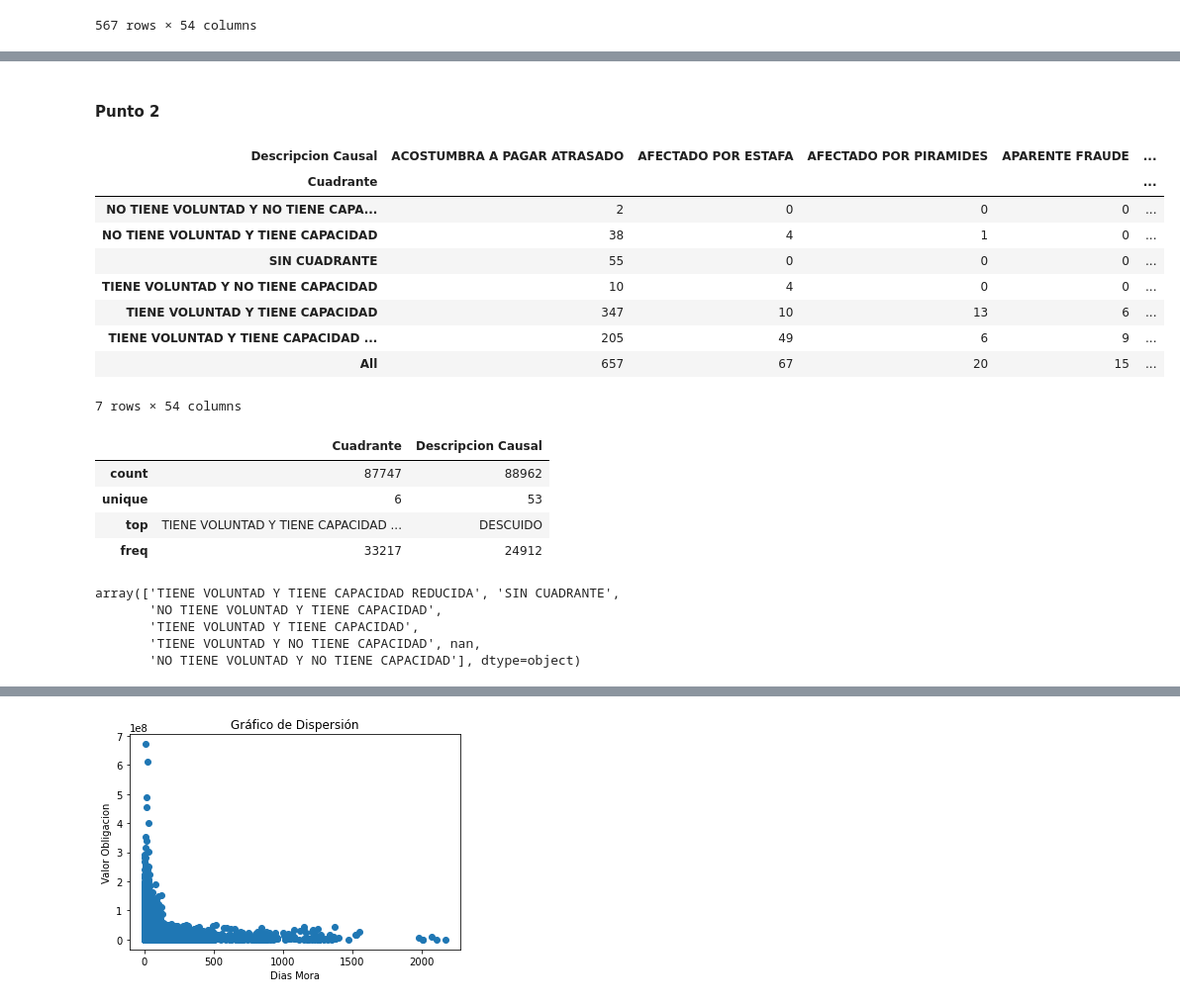
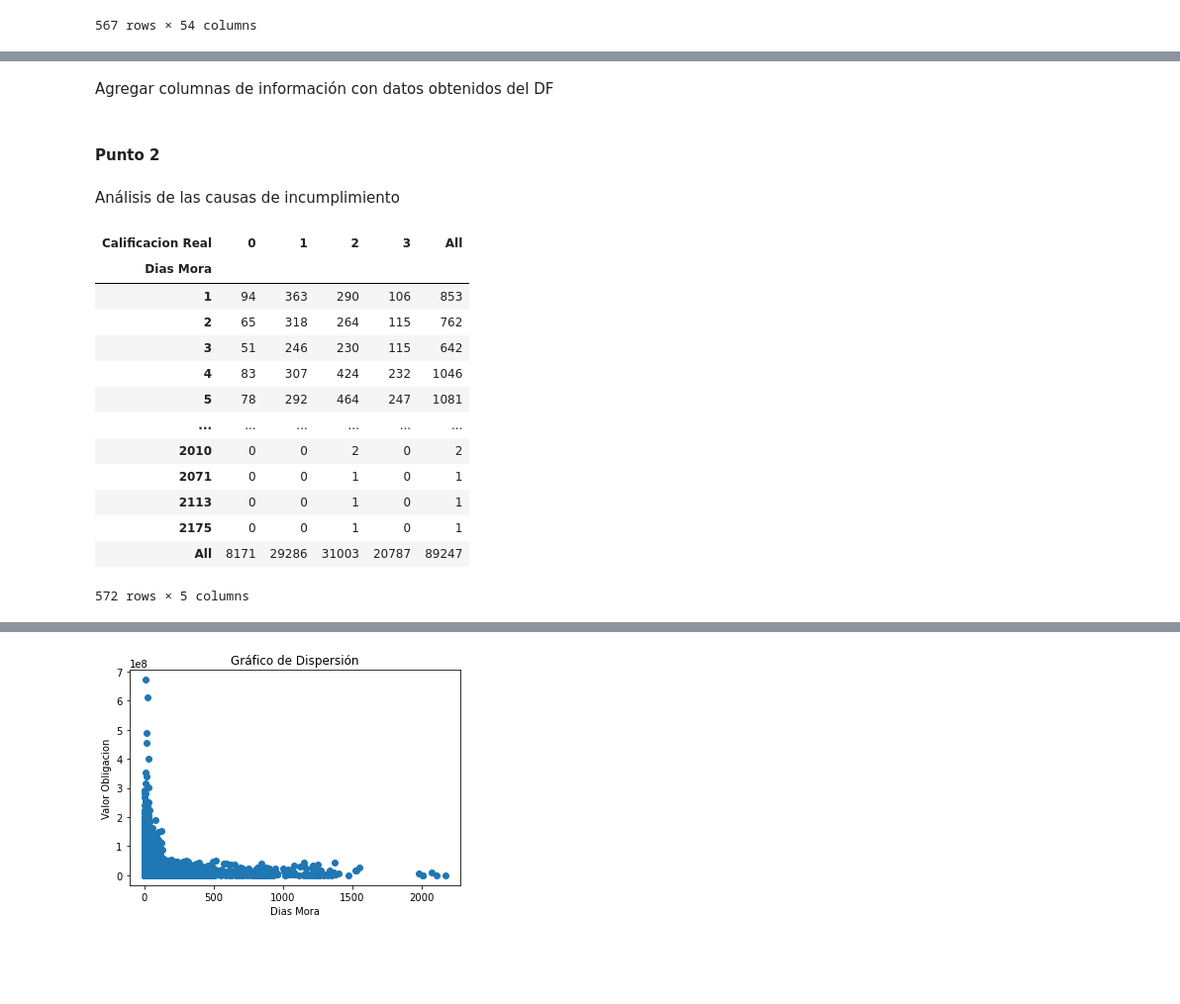
Before and after one commit to lucianarpo14/proyectoEAFIT, a Jupyter notebook: Proyecto1.ipynb, the cells around one changed output, grey strips where cells are left out. Shown at 99% size. Cells and saved outputs as stored; diff of their text form; code cells hidden in the pictures; blank space fills up the shorter version.

```diff
--- a/Proyecto1.ipynb
+++ b/Proyecto1.ipynb
@@ -287,8 +371,8 @@ Name: Profesion, dtype: int64
 # %%
-def cond_profesion(profesion):
-    if pd.isna(profesion):
+def ocupacion_nulos(ocupacion): #Relacionamos variable profesion con ocupación para suplir nulos
+    if pd.isna(ocupacion):   #Reemplzar los nulos de ocupación con "SIN OFICIO"
         return 'SIN OFICIO'
     else:
-        return profesion
+        return ocupacion
 
-data['Ocupacion'] = data['Profesion'].apply(cond_profesion)
+data_real['Ocupacion'] = data_real['Ocupacion'].apply(ocupacion_nulos)
@@ -294,0 +419,8 @@ data['Ocupacion'] = data['Profesion'].apply(cond_profesion)
+# %%
+def profesion_nulos(profesion): #Relacionamos variable ocupación con profesión para suplir nulos
+    if pd.isna(profesion):   #Reemplzar los nulos de ocupación con "SIN OFICIO"
+        return 'SIN PROFESION'
+    else:
+        return profesion
+
+data_real['Profesion'] = data_real['Profesion'].apply(profesion_nulos)
@@ -354,0 +457,8 @@ data_real.describe()
+# %%
+def cuadrante_nulos(cuadrante): #Relacionamos variable ocupación con profesión para suplir nulos
+    if pd.isna(cuadrante):   #Reemplzar los nulos de ocupación con "SIN OFICIO"
+        return 'SIN CUADRANTE'
+    else:
+        return cuadrante
+
+data_real['Cuadrante'] = data_real['Cuadrante'].apply(cuadrante_nulos)
@@ -355,31 +509,25 @@ data_real.describe()
+# %% [markdown]
+Agregar columnas de información con datos obtenidos del DF
+# %%
+data_real["porcentaje_endeudamiento"] = (data_real["Valor Obligacion"]/data_real["Endeudamiento"]*100)
 # %% [markdown]
 #### Punto 2
+# %% [markdown]
+Análisis de las causas de incumplimiento
 # %%
-pd.crosstab(data["Cuadrante"],data["Descripcion Causal"],margins=True)
+pd.crosstab(data_real["Dias Mora"],data_real["Calificacion Real"],margins=True)
 # %% [output]
-| Descripcion Causal | ACOSTUMBRA A PAGAR ATRASADO | AFECTADO POR ESTAFA | AFECTADO POR PIRAMIDES | APARENTE FRAUDE | ... |
-| Cuadrante |  |  |  |  | ... |
-| NO TIENE VOLUNTAD Y NO TIENE CAPA... | 2 | 0 | 0 | 0 | ... |
-| NO TIENE VOLUNTAD Y TIENE CAPACIDAD | 38 | 4 | 1 | 0 | ... |
-| SIN CUADRANTE | 55 | 0 | 0 | 0 | ... |
-| TIENE VOLUNTAD Y NO TIENE CAPACIDAD | 10 | 4 | 0 | 0 | ... |
-| TIENE VOLUNTAD Y TIENE CAPACIDAD | 347 | 10 | 13 | 6 | ... |
-| TIENE VOLUNTAD Y TIENE CAPACIDAD ... | 205 | 49 | 6 | 9 | ... |
-| All | 657 | 67 | 20 | 15 | ... |
+| Calificacion Real | 0 | 1 | 2 | 3 | All |
+| Dias Mora |  |  |  |  |  |
+| 1 | 94 | 363 | 290 | 106 | 853 |
+| 2 | 65 | 318 | 264 | 115 | 762 |
+| 3 | 51 | 246 | 230 | 115 | 642 |
+| 4 | 83 | 307 | 424 | 232 | 1046 |
+| 5 | 78 | 292 | 464 | 247 | 1081 |
+| ... | ... | ... | ... | ... | ... |
+| 2010 | 0 | 0 | 2 | 0 | 2 |
+| 2071 | 0 | 0 | 1 | 0 | 1 |
+| 2113 | 0 | 0 | 1 | 0 | 1 |
+| 2175 | 0 | 0 | 1 | 0 | 1 |
+| All | 8171 | 29286 | 31003 | 20787 | 89247 |
-7 rows × 54 columns
+572 rows × 5 columns
-# %%
-data_real[["Cuadrante", "Descripcion Causal"]].describe()
-# %% [output]
-|  | Cuadrante | Descripcion Causal |
-| count | 87747 | 88962 |
-| unique | 6 | 53 |
-| top | TIENE VOLUNTAD Y TIENE CAPACIDAD ... | DESCUIDO |
-| freq | 33217 | 24912 |
-# %%
-data_real.Cuadrante.unique()
-# %% [output]
-array(['TIENE VOLUNTAD Y TIENE CAPACIDAD REDUCIDA', 'SIN CUADRANTE',
-       'NO TIENE VOLUNTAD Y TIENE CAPACIDAD',
-       'TIENE VOLUNTAD Y TIENE CAPACIDAD',
-       'TIENE VOLUNTAD Y NO TIENE CAPACIDAD', nan,
-       'NO TIENE VOLUNTAD Y NO TIENE CAPACIDAD'], dtype=object)
```
Also changed, not shown: parts of 73 cells of this notebook.
